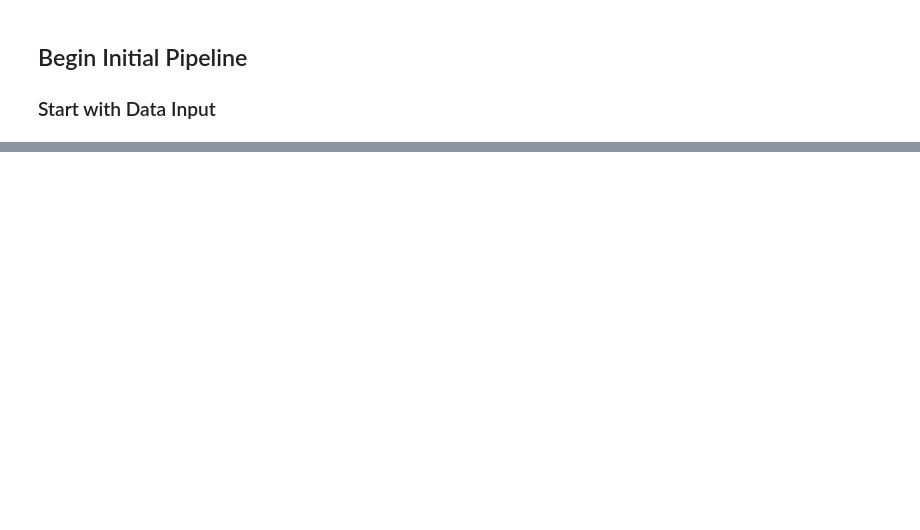
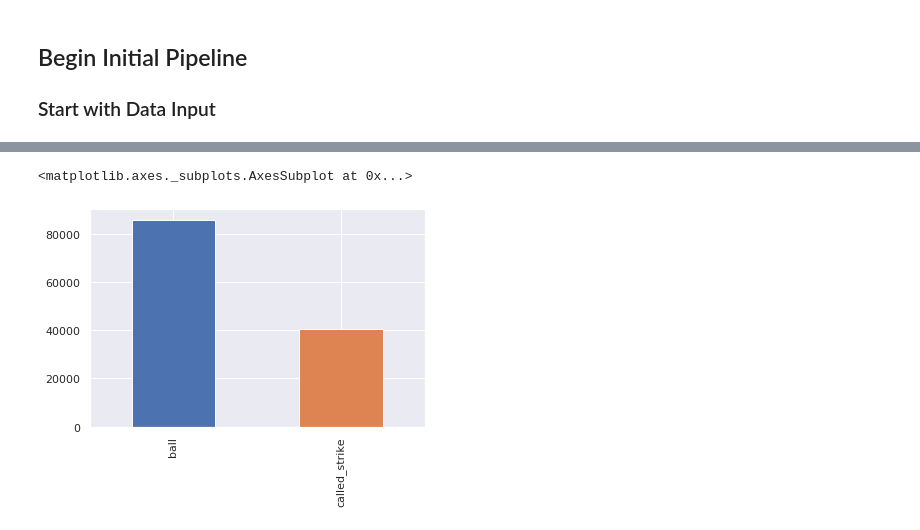
Before and after one commit to khickey25/Capstone-Project, a Jupyter notebook: Baseball_Data/Baseball_base_pipeline.ipynb, the cells around one changed output, grey strips where cells are left out. Drawn from its saved outputs; the diff is of its cells as text; code cells hidden in the pictures; blank space fills up the shorter version.

```diff
--- a/Baseball_Data/Baseball_base_pipeline.ipynb
+++ b/Baseball_Data/Baseball_base_pipeline.ipynb
@@ -65,9 +70,0 @@ from sklearn.model_selection import cross_val_score
-# %%
-#Read in the data as pandas dataframe
-
-baseball = pd.read_csv('statcast_data.csv')
-
-#have some formatting issue, fix that here
-baseball = baseball.drop('Unnamed: 21', axis = 1)
-
-baseball.head()
@@ -101,0 +71,12 @@ Name: player_name, Length: 114, dtype: int64
+# %%
+#Read in the data as pandas dataframe
+data = 'Statcast_data.csv'
+
+def load_data(file):
+    '''Load the Statcast_data.csv file into a pandas dataframe.
+       Resolve unnecessary column in csv file'''
+    baseball = pd.read_csv('Statcast_data.csv', index_col = 0)
+    return baseball
+
+baseball = load_data(data)
+baseball.tail()
@@ -178,0 +139,10 @@ Note that the distance from home plate, where the batter stands, and the pitcher
+# %%
+def format_data(bsb):
+    '''format the baseball data according to first two bullet points in Data Formatting Steps'''
+    bsb['description'] = baseball['description'].replace('blocked_ball', 'ball')
+
+    bsb = bsb.drop('player_name', axis = 1)
+
+    return bsb
+
+baseball = format_data(baseball)
@@ -178,0 +185,2 @@ Note that the distance from home plate, where the batter stands, and the pitcher
+# %%
+baseball = baseball.dropna(how='any')
@@ -178,0 +239,7 @@ Note that the distance from home plate, where the batter stands, and the pitcher
+# %%
+#visualize the target
+
+baseball['description'].value_counts().plot(kind='bar')
+# %% [output]
+<matplotlib.axes._subplots.AxesSubplot at 0x...>
+[figure, added]
```
Also changed, not shown: parts of 25 cells of this notebook, 1 other file.
